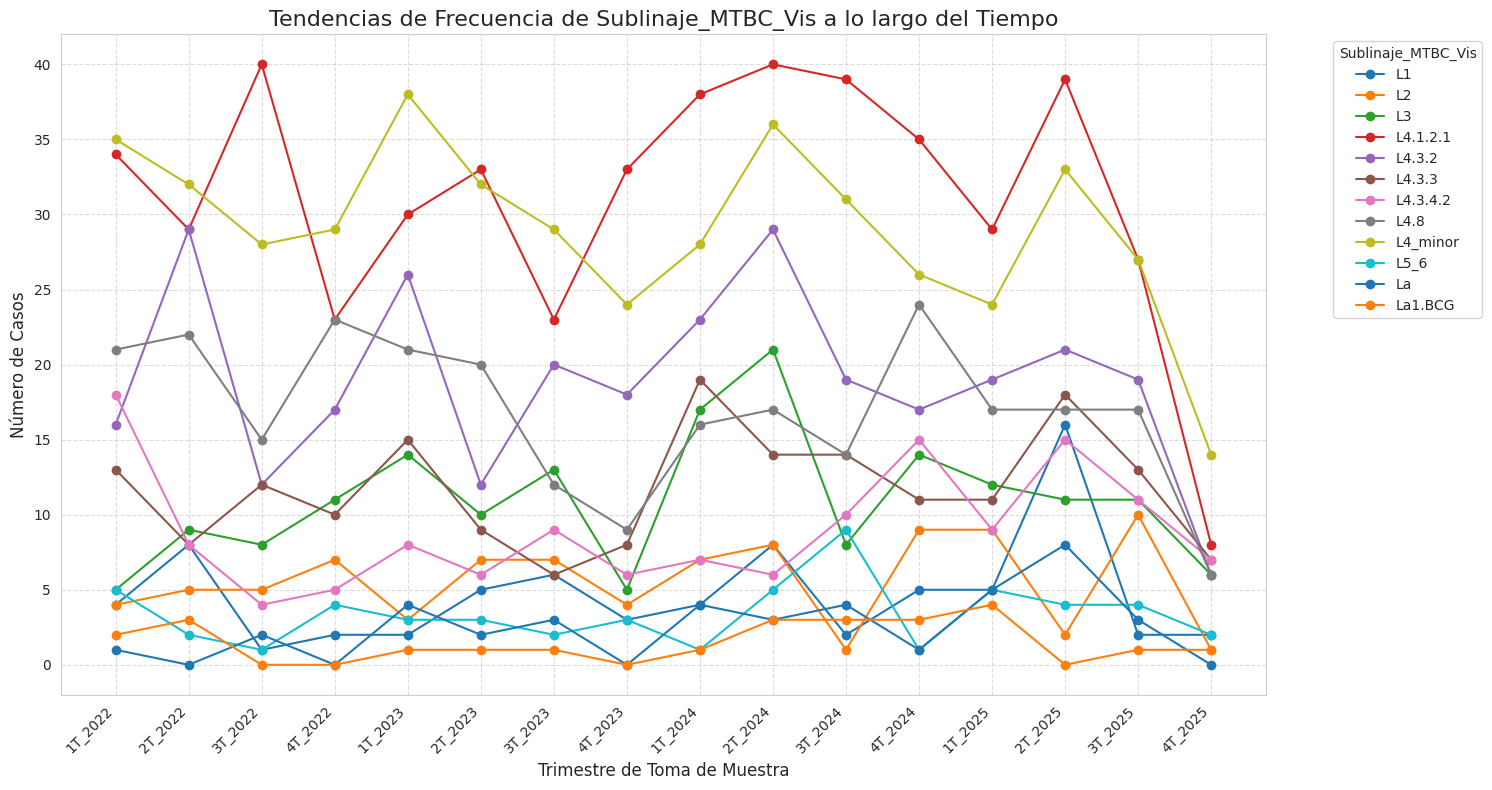
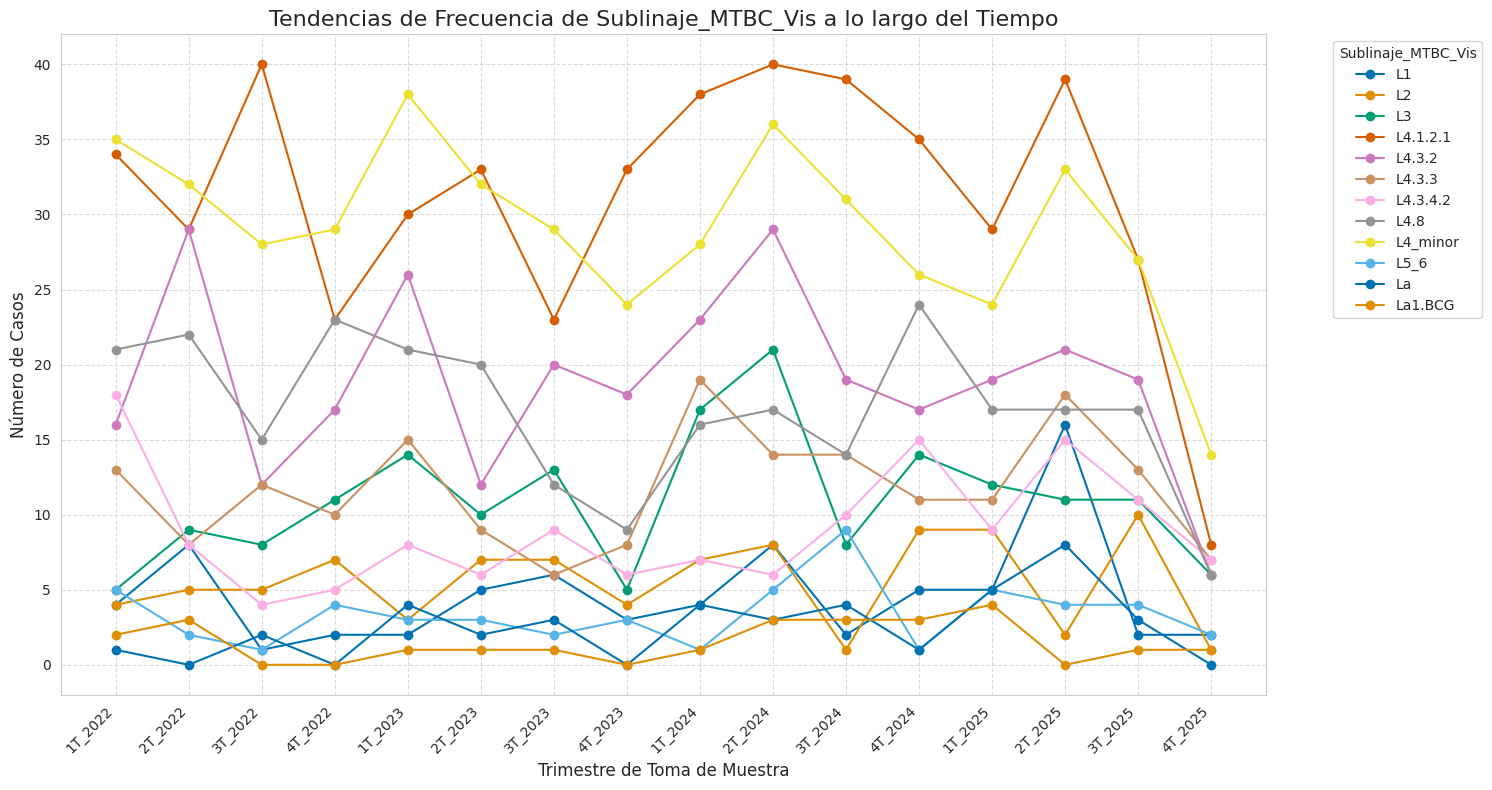
Code edit (unified diff) that turned the first committed figure into the second:
--- before
+++ after
@@ -7,5 +7,9 @@
 fig, ax = plt.subplots(figsize=(15, 8)) # Ajustar el tamaño de la figura
 
-frecuencias_df.plot(kind='line', ax=ax, marker='o') # Usar kind='line' y añadir marcadores
+# Obtener una paleta colorblind-friendly de Seaborn con el número adecuado de colores
+num_sublinajes = frecuencias_df.shape[1]
+colorblind_palette = sns.color_palette('colorblind', n_colors=num_sublinajes)
+
+frecuencias_df.plot(kind='line', ax=ax, marker='o', color=colorblind_palette) # Usar 'color' con la paleta
 
 # Añadir título y etiquetas
@@ -24,2 +28,5 @@
 plt.tight_layout() # Ajustar el diseño
 plt.show()
+
+# Guardar el gráfico como imagen
+fig.savefig('tendencias_frecuencia_sublinaje_line_chart.png', bbox_inches='tight')

Commit: Creado con Colab